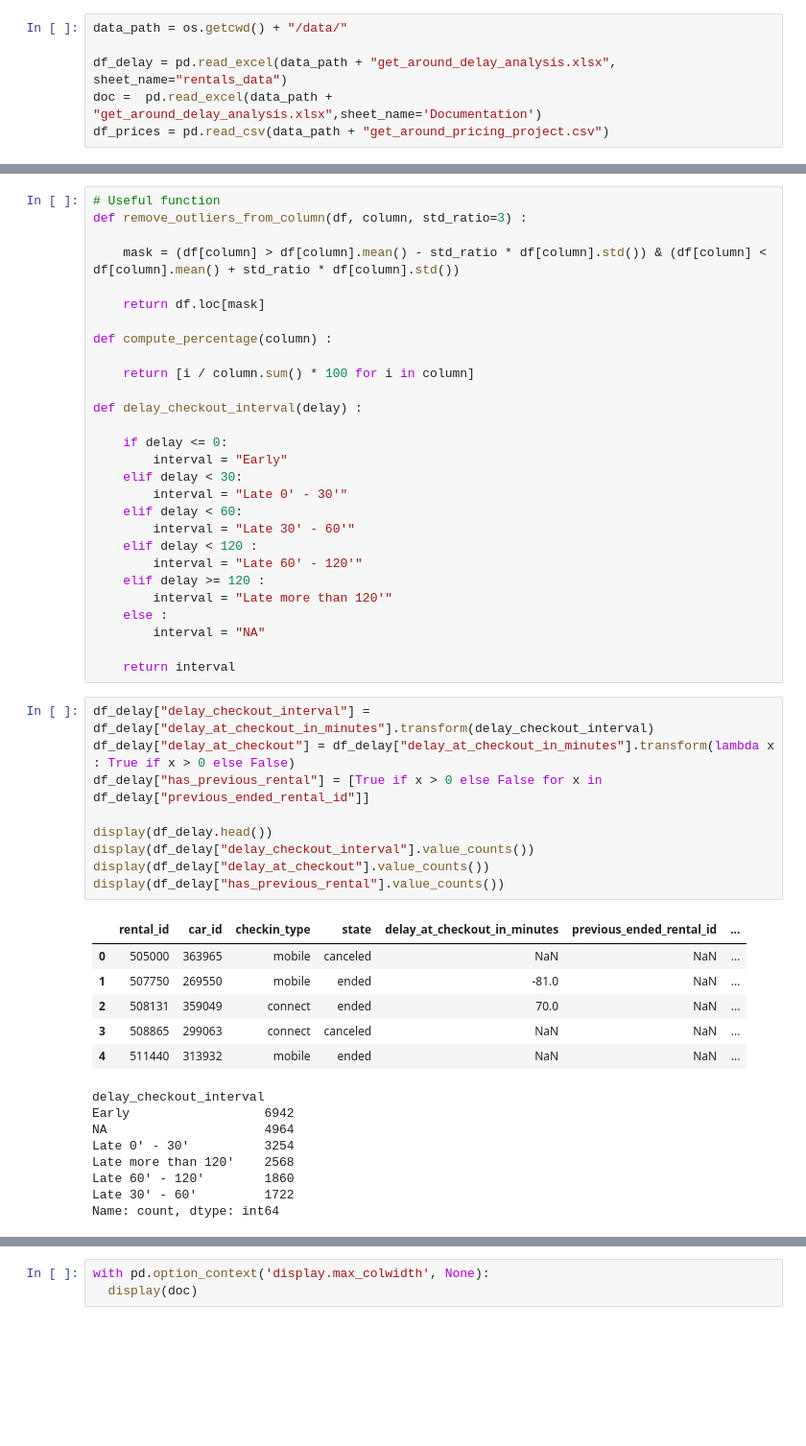
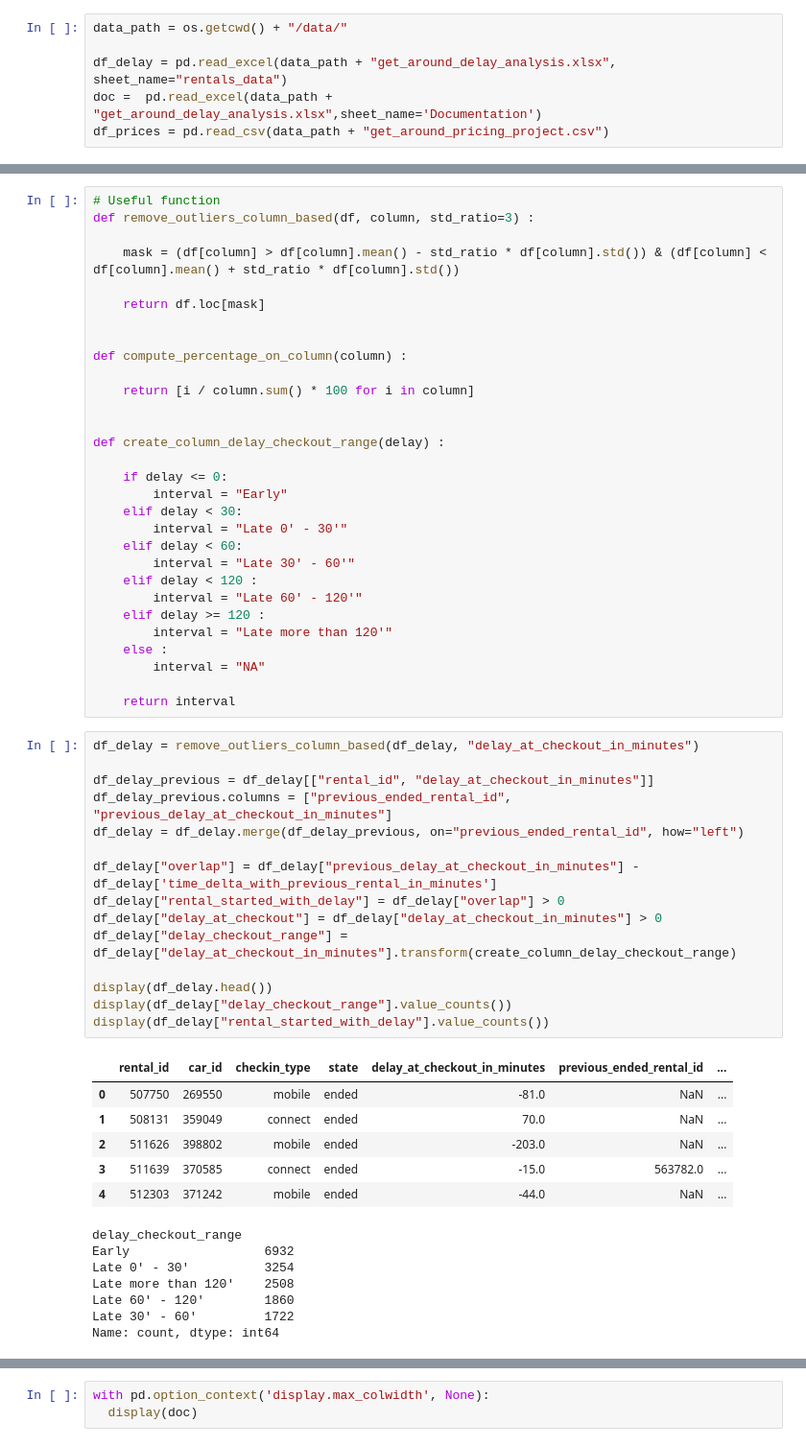
Before and after one commit to qxzjy/dsfs-ft-34, a Jupyter notebook: 10_ML_ENGINEER_CERTIFICATION/BLOC_5/01_GET_AROUND/Delay_analysis.ipynb, the cells around one changed output, grey strips where cells are left out. Shown at 96% size. Drawn from its saved outputs; the diff is of its cells as text; blank space fills up the shorter version.

Commit message:
Finishing delay analysis

```diff
--- a/10_ML_ENGINEER_CERTIFICATION/BLOC_5/01_GET_AROUND/Delay_analysis.ipynb
+++ b/10_ML_ENGINEER_CERTIFICATION/BLOC_5/01_GET_AROUND/Delay_analysis.ipynb
@@ -49,17 +54,19 @@ time_delta_with_previous_rental_in_minutes    19469
 dtype: int64
 # %%
 # Useful function
-def remove_outliers_from_column(df, column, std_ratio=3) :
+def remove_outliers_column_based(df, column, std_ratio=3) :
 
     mask = (df[column] > df[column].mean() - std_ratio * df[column].std()) & (df[column] < df[column].mean() + std_ratio * df[column].std())
 
     return df.loc[mask]
 
-def compute_percentage(column) :
+
+def compute_percentage_on_column(column) :
 
     return [i / column.sum() * 100 for i in column]
 
-def delay_checkout_interval(delay) :
+
+def create_column_delay_checkout_range(delay) :
 
     if delay <= 0:
         interval = "Early"
@@ -76,26 +83,31 @@ def delay_checkout_interval(delay) :
 
     return interval
 # %%
-df_delay["delay_checkout_interval"] = df_delay["delay_at_checkout_in_minutes"].transform(delay_checkout_interval)
-df_delay["delay_at_checkout"] = df_delay["delay_at_checkout_in_minutes"].transform(lambda x : True if x > 0 else False)
-df_delay["has_previous_rental"] = [True if x > 0 else False for x in df_delay["previous_ended_rental_id"]]
+df_delay = remove_outliers_column_based(df_delay, "delay_at_checkout_in_minutes")
+
+df_delay_previous = df_delay[["rental_id", "delay_at_checkout_in_minutes"]]
+df_delay_previous.columns = ["previous_ended_rental_id", "previous_delay_at_checkout_in_minutes"]
+df_delay = df_delay.merge(df_delay_previous, on="previous_ended_rental_id", how="left")
+
+df_delay["overlap"] = df_delay["previous_delay_at_checkout_in_minutes"] - df_delay['time_delta_with_previous_rental_in_minutes']
+df_delay["rental_started_with_delay"] = df_delay["overlap"] > 0
+df_delay["delay_at_checkout"] = df_delay["delay_at_checkout_in_minutes"] > 0
+df_delay["delay_checkout_range"] = df_delay["delay_at_checkout_in_minutes"].transform(create_column_delay_checkout_range)
 
 display(df_delay.head())
-display(df_delay["delay_checkout_interval"].value_counts())
-display(df_delay["delay_at_checkout"].value_counts())
-display(df_delay["has_previous_rental"].value_counts())
+display(df_delay["delay_checkout_range"].value_counts())
+display(df_delay["rental_started_with_delay"].value_counts())
 # %% [output]
 |  | rental_id | car_id | checkin_type | state | delay_at_checkout_in_minutes | previous_ended_rental_id | ... |
-| 0 | 505000 | 363965 | mobile | canceled | NaN | NaN | ... |
-| 1 | 507750 | 269550 | mobile | ended | -81.0 | NaN | ... |
-| 2 | 508131 | 359049 | connect | ended | 70.0 | NaN | ... |
-| 3 | 508865 | 299063 | connect | canceled | NaN | NaN | ... |
-| 4 | 511440 | 313932 | mobile | ended | NaN | NaN | ... |
+| 0 | 507750 | 269550 | mobile | ended | -81.0 | NaN | ... |
+| 1 | 508131 | 359049 | connect | ended | 70.0 | NaN | ... |
+| 2 | 511626 | 398802 | mobile | ended | -203.0 | NaN | ... |
+| 3 | 511639 | 370585 | connect | ended | -15.0 | 563782.0 | ... |
+| 4 | 512303 | 371242 | mobile | ended | -44.0 | NaN | ... |
-delay_checkout_interval
-Early                  6942
-NA                     4964
+delay_checkout_range
+Early                  6932
 Late 0' - 30'          3254
-Late more than 120'    2568
+Late more than 120'    2508
 Late 60' - 120'        1860
 Late 30' - 60'         1722
 Name: count, dtype: int64
```
Also changed, not shown: parts of 44 cells of this notebook.
